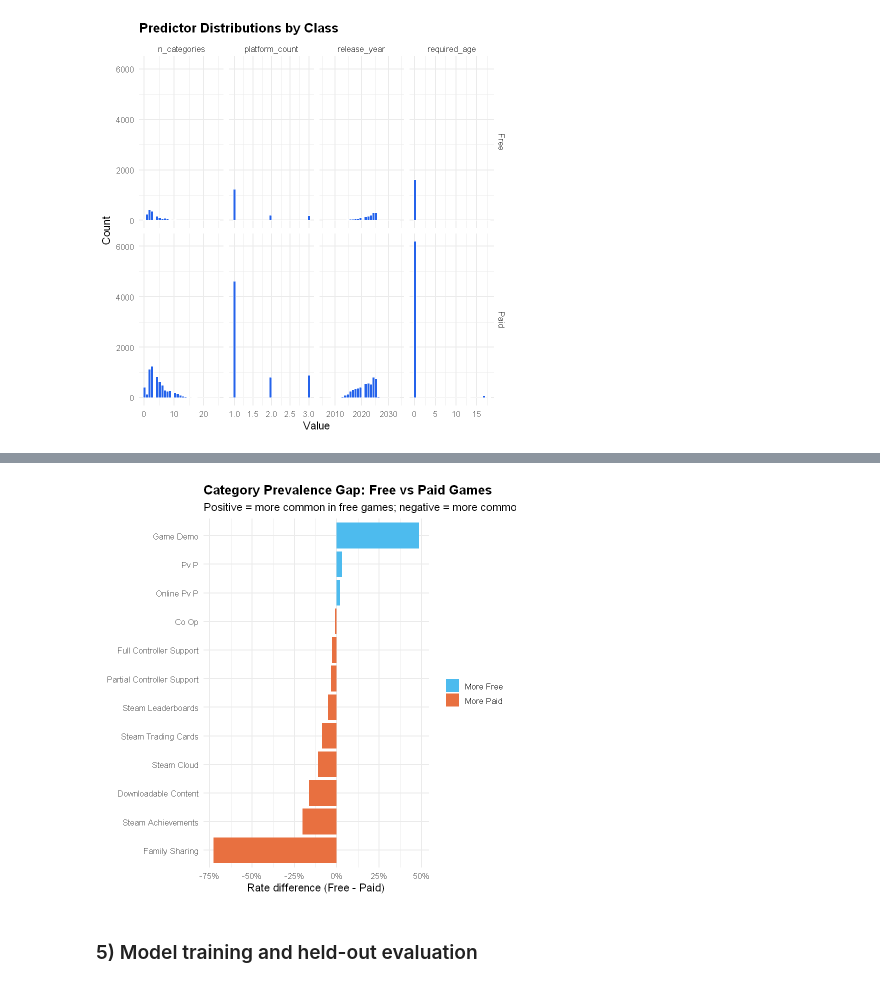
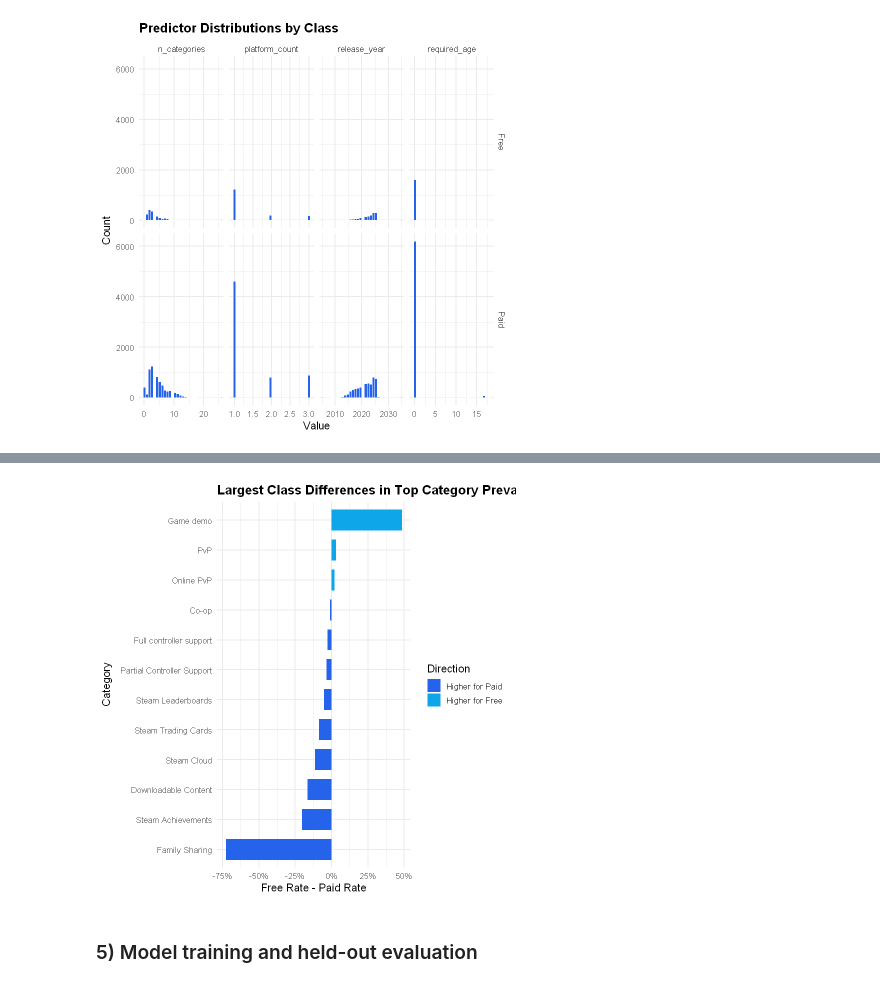
Before and after one commit to UBC-DSCI-310-2025W2/dsci-310-group-15, a Jupyter notebook: src/steam_full_analysis.ipynb, the cells around one changed output, grey strips where cells are left out. Drawn from its saved outputs; the diff is of its cells as text; code cells hidden in the pictures.

```diff
--- a/src/steam_full_analysis.ipynb
+++ b/src/steam_full_analysis.ipynb
@@ -154,14 +420,43 @@ target_summary_result$target_summary_plot
 # %%
 # ---- Category-level predictive signals ----
-category_result <- run_categorical_features_plot(
-  input_data_dir = data_dir,
-  output_object_dir = results_dir,
-  output_figure_dir = results_dir
-)
+cat_prev <- flat_data |>
+  select(game_id, is_free, category_list) |>
+  unnest(category_list) |>
+  rename(category = category_list) |>
+  filter(category %in% top_categories) |>
+  count(is_free, category) |>
+  left_join(df_model |> count(is_free, name = "class_total"), by = "is_free") |>
+  mutate(rate = n / class_total)
 
-category_result$category_gap_plot
+cat_gap <- cat_prev |>
+  select(is_free, category, rate) |>
+  pivot_wider(names_from = is_free, values_from = rate, values_fill = 0) |>
+  mutate(diff_free_minus_paid = Free - Paid) |>
+  arrange(desc(abs(diff_free_minus_paid)))
+
+ggplot(
+  cat_gap |> slice_head(n = 12),
+  aes(
+    x = reorder(category, diff_free_minus_paid),
+    y = diff_free_minus_paid,
+    fill = diff_free_minus_paid > 0
+  )
+) +
+  geom_col(width = 0.7) +
+  coord_flip() +
+  scale_fill_manual(
+    values = c("TRUE" = "#0EA5E9", "FALSE" = "#2563EB"),
+    labels = c("FALSE" = "Higher for Paid", "TRUE" = "Higher for Free"),
+    name = "Direction"
+  ) +
+  scale_y_continuous(labels = scales::percent) +
+  labs(
+    title = "Largest Class Differences in Top Category Prevalence",
+    x = "Category",
+    y = "Free Rate - Paid Rate"
+  )
 # %% [output]
-[figure, old version]
+[figure, new version]
 # %% [markdown]
 ### 5) Model training and held-out evaluation
 # %%
```
Also changed, not shown: parts of 10 cells of this notebook, 50 other files.
